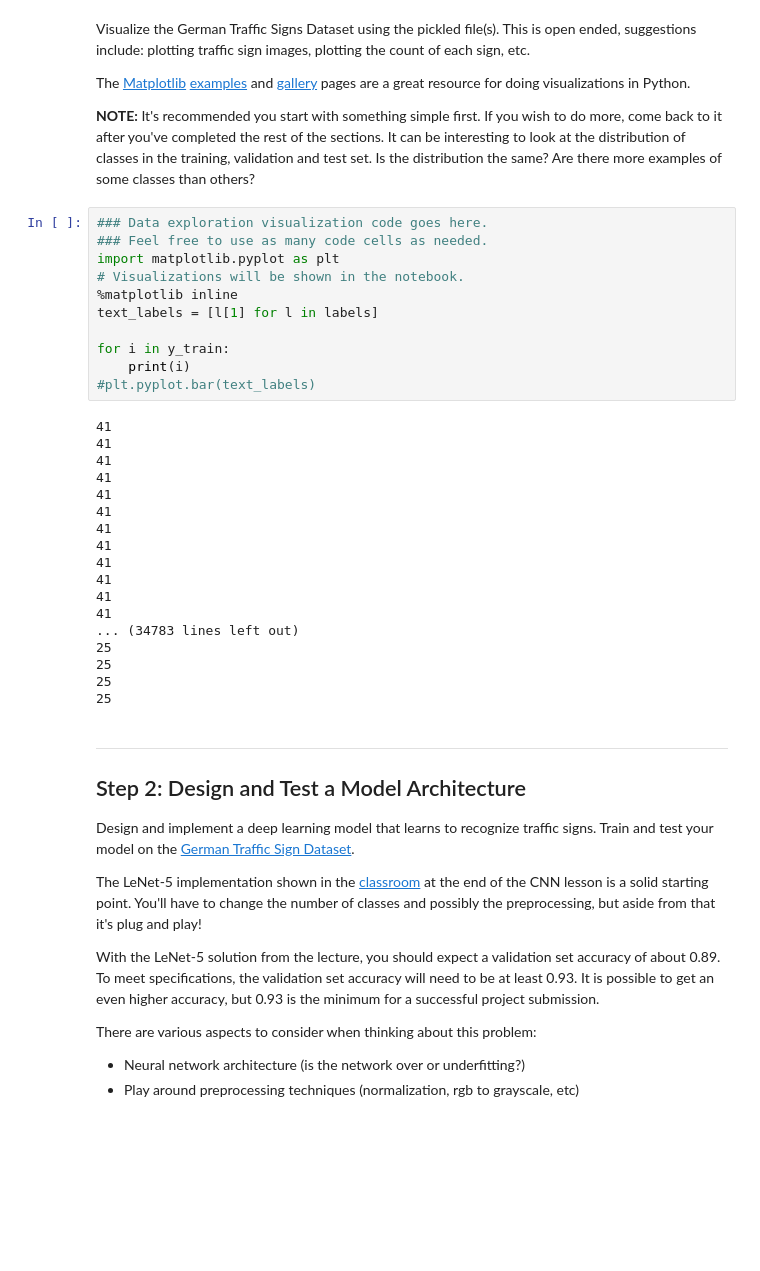
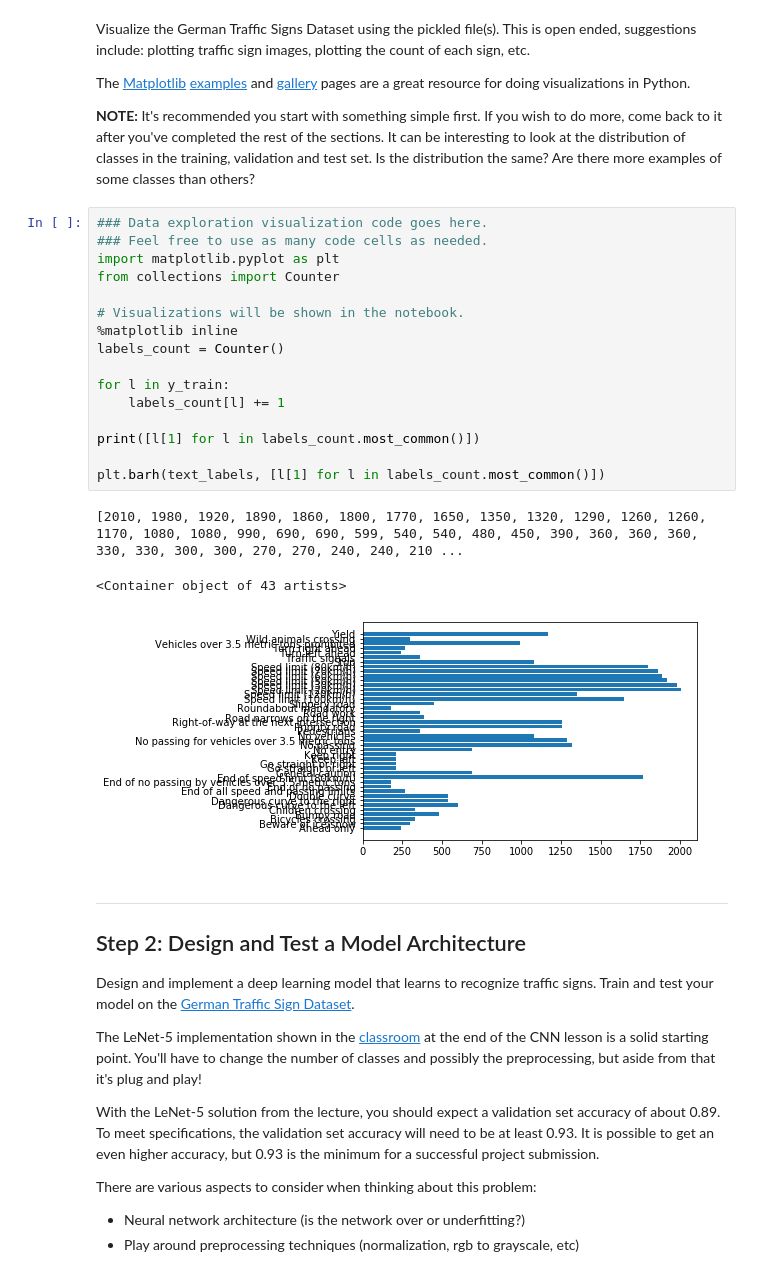
Before and after one commit to Cribbin/self-driving-car-engineer-nanodegree-3, a Jupyter notebook: Traffic_Sign_Classifier.ipynb, the cells around one changed output. Drawn from its saved outputs; the diff is of its cells as text; blank space fills up the shorter version.

Commit message:
Add sign dispersion graph

```diff
--- a/Traffic_Sign_Classifier.ipynb
+++ b/Traffic_Sign_Classifier.ipynb
@@ -101,32 +101,23 @@ The [Matplotlib](http://matplotlib.org/) [examples](http://matplotlib.org/exampl
 # %%
 ### Data exploration visualization code goes here.
 ### Feel free to use as many code cells as needed.
 import matplotlib.pyplot as plt
+from collections import Counter
+
 # Visualizations will be shown in the notebook.
 %matplotlib inline
-text_labels = [l[1] for l in labels]
+labels_count = Counter()
 
-for i in y_train:
-    print(i)
-#plt.pyplot.bar(text_labels)
+for l in y_train:
+    labels_count[l] += 1
+
+print([l[1] for l in labels_count.most_common()])
+
+plt.barh(text_labels, [l[1] for l in labels_count.most_common()])
 # %% [output]
-41
-41
-41
-41
-41
-41
-41
-41
-41
-41
-41
-41
-... (34783 lines left out)
-25
-25
-25
-25
+[2010, 1980, 1920, 1890, 1860, 1800, 1770, 1650, 1350, 1320, 1290, 1260, 1260, 1170, 1080, 1080, 990, 690, 690, 599, 540, 540, 480, 450, 390, 360, 360, 360, 330, 330, 300, 300, 270, 270, 240, 240, 210 ...
+<Container object of 43 artists>
+[figure, added]
 # %% [markdown]
 ----
 
```
